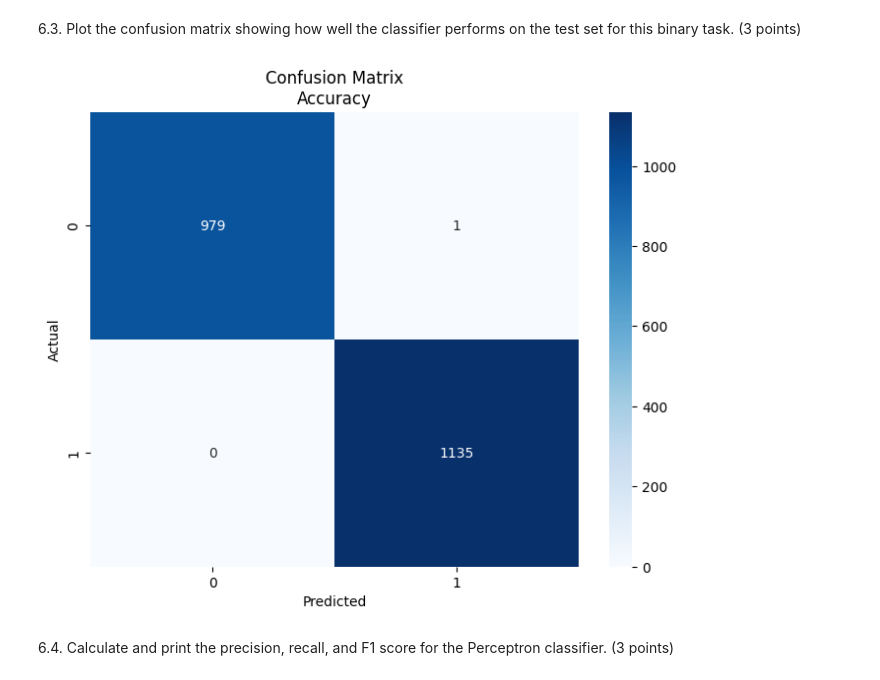
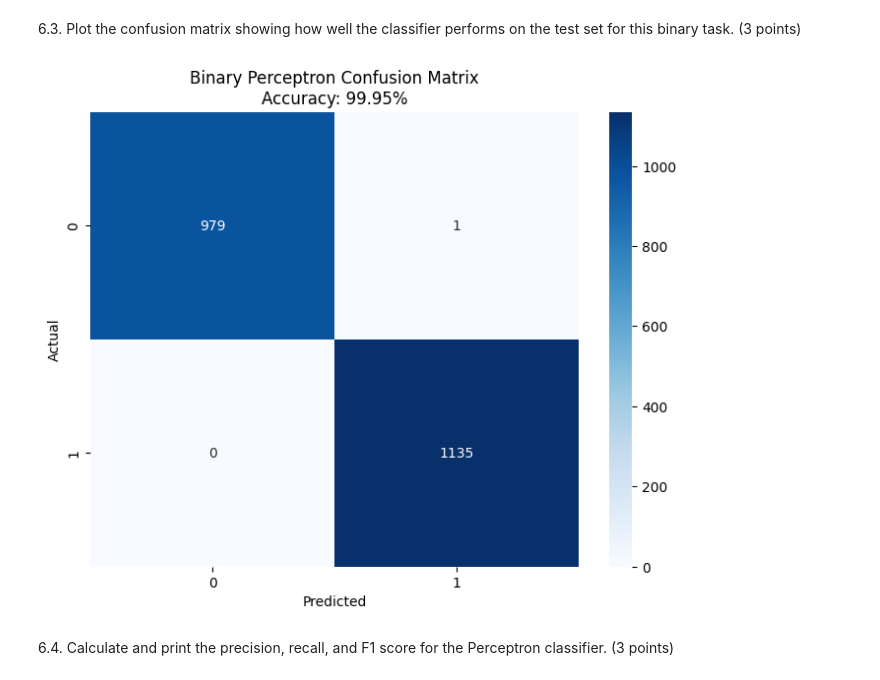
Before and after one commit to SpaceEnthusiast07/UNI, a Jupyter notebook: COM1011 - Machine Learning/Coursework/CW1/COM1011-750032575.ipynb, the cells around one changed output. Cells and saved outputs as stored; diff of their text form; code cells hidden in the pictures.

```diff
--- a/COM1011 - Machine Learning/Coursework/CW1/COM1011-750032575.ipynb
+++ b/COM1011 - Machine Learning/Coursework/CW1/COM1011-750032575.ipynb
@@ -838,22 +838,22 @@ The perceptron has an accuracy of 0.9995 or 99.95%
 # %%
 # Answers here
 # Import the confusion matrix class from sklearn
 from sklearn.metrics import confusion_matrix
 # Import seaborn for the heatmap
 import seaborn as sns
 
 # Calculate the confusion matrix
 cm = confusion_matrix(targetTest, predictions)
 
 # Plot the confusion matrix
 plt.figure(figsize=(8,6))
 sns.heatmap(cm, annot=True, fmt="d", cmap="Blues", xticklabels=["0","1"], yticklabels=["0","1"])
 plt.xlabel("Predicted")
 plt.ylabel("Actual")
-plt.title("Confusion Matrix\nAccuracy")
+plt.title(f"Binary Perceptron Confusion Matrix\nAccuracy: {accuracy:.2%}")
 plt.show()
 # %% [output]
-[figure, old version]
+[figure, new version]
 # %% [markdown]
 6.4. Calculate and print the precision, recall, and F1 score for the Perceptron classifier. (3 points)
 # %%
```
Also changed, not shown: parts of 9 cells of this notebook.
